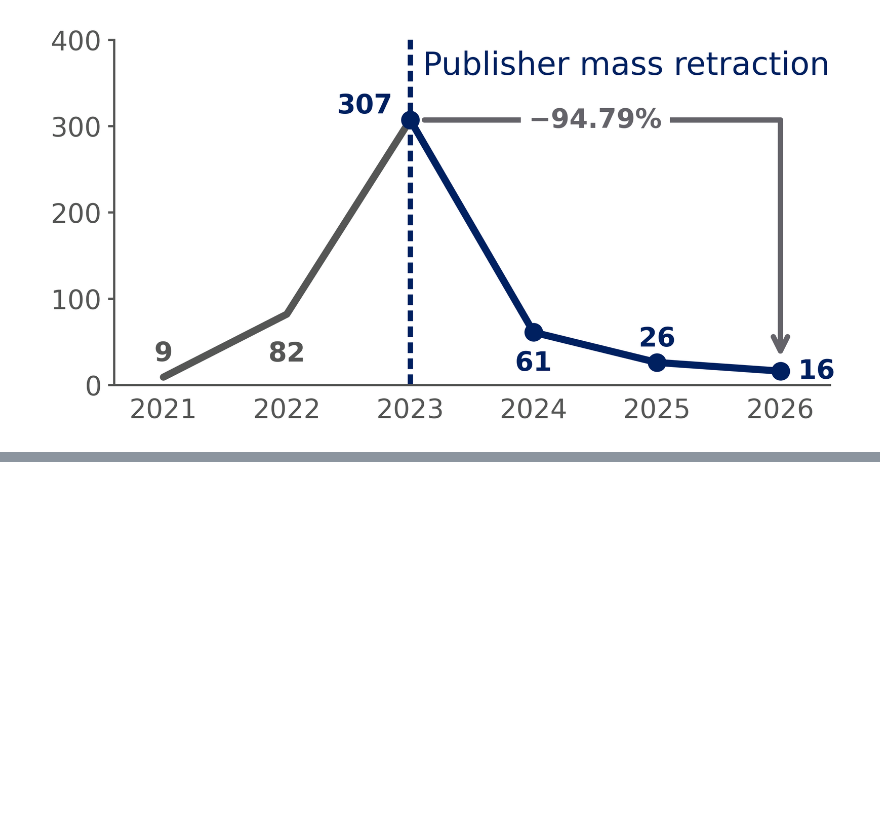
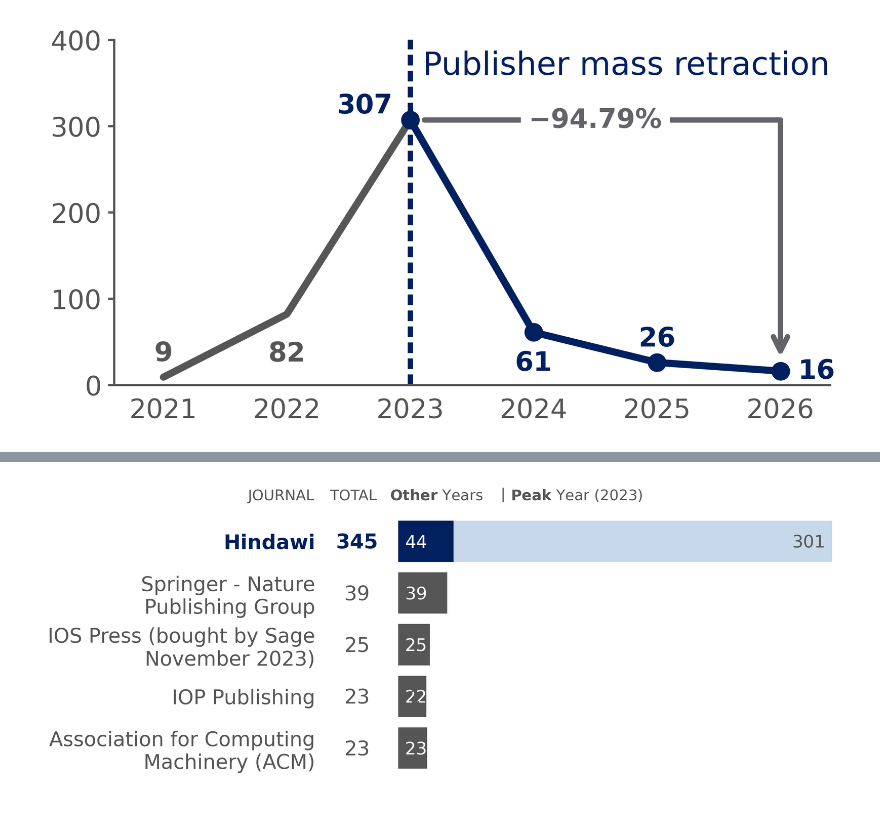
Before and after one commit to haiphan2000/cs-retraction-bibliometrics, a Jupyter notebook: coding/analytics/main_report.ipynb, the cells around one changed output, grey strips where cells are left out. Cells and saved outputs as stored; diff of their text form; code cells hidden in the pictures; blank space fills up the shorter version.

```diff
--- a/coding/analytics/main_report.ipynb
+++ b/coding/analytics/main_report.ipynb
@@ -77,0 +135,4 @@ Done
+# %%
+retraction_by_publisher_sql = load_yaml_file(SQL_DIR / "top-5-publishers-ranking.yaml").get("sql")
+retraction_by_publisher = execute_sql_to_df(retraction_by_publisher_sql)
+retraction_by_publisher
@@ -77,0 +147,10 @@ Done
+# %%
+%run src/plotting_styles.py
+%run src/plots/top-5-publishers-ranking.py
+
+fig, ax = render_retraction_publisher_chart(
+    df=retraction_by_publisher.head(5),
+    palette=PALETTE,
+)
+# %% [output]
+[figure, added]
```
Also changed, not shown: parts of 13 cells of this notebook, 12 other files.
